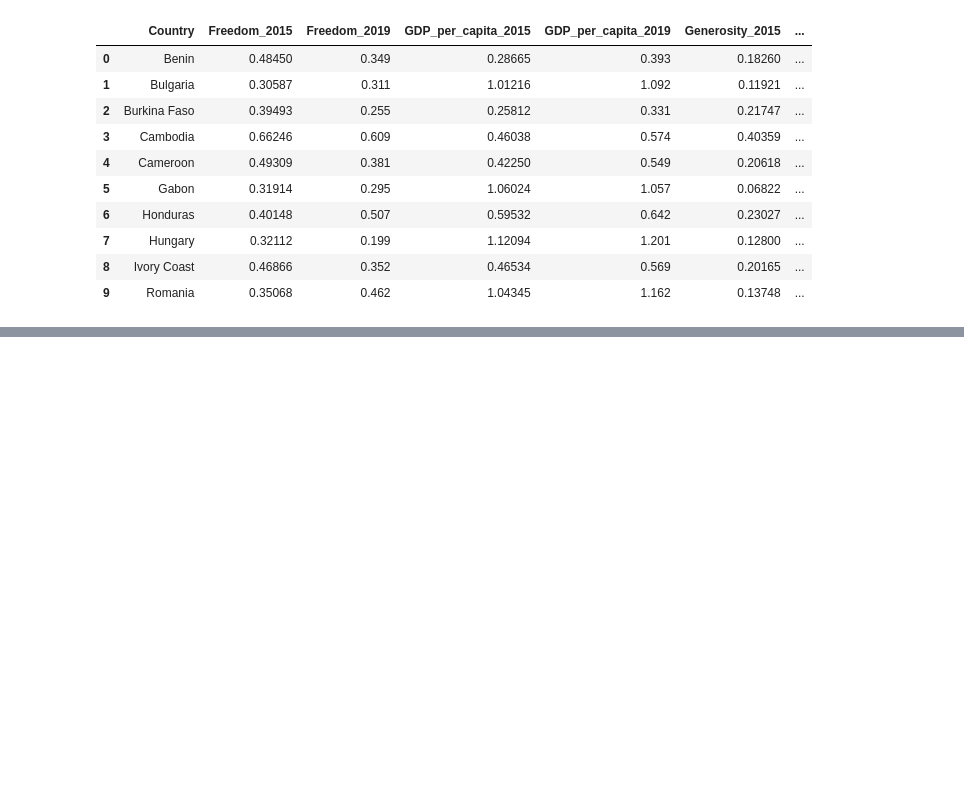
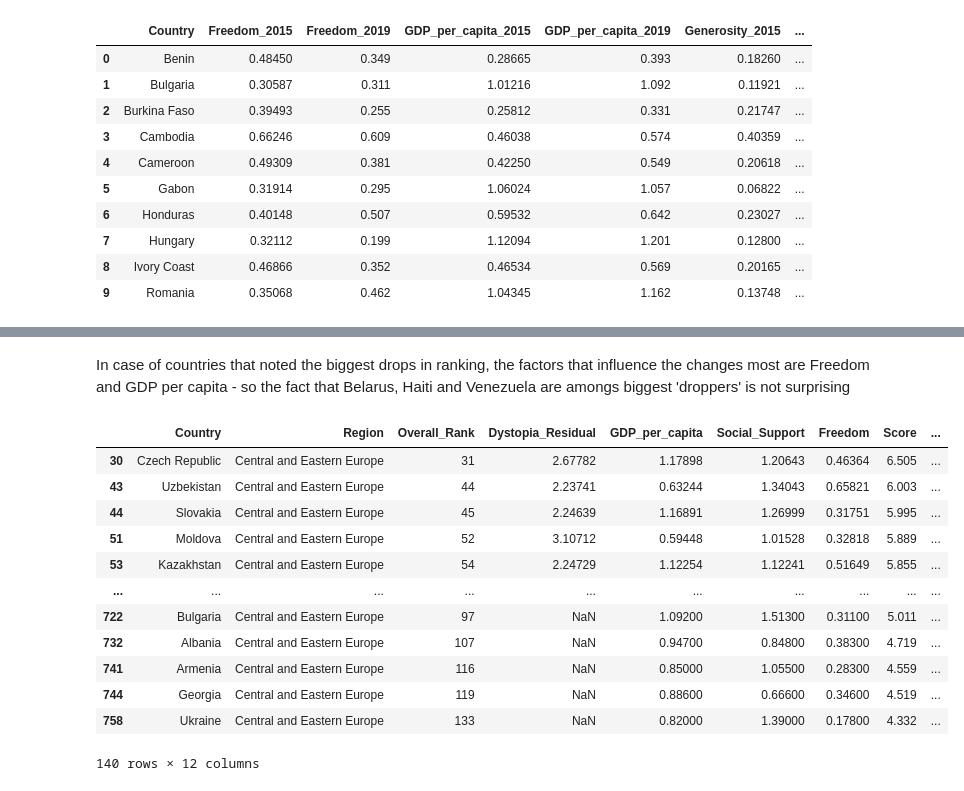
Before and after one commit to paulinaromanczuk/World_Happiness, a Jupyter notebook: World_Happiness_Report.ipynb, the cells around one changed output, grey strips where cells are left out. Cells and saved outputs as stored; diff of their text form; code cells hidden in the pictures; blank space fills up the shorter version.

Commit message:
Poland comparison

```diff
--- a/World_Happiness_Report.ipynb
+++ b/World_Happiness_Report.ipynb
@@ -319,0 +355,2 @@ Name: 2015-19_diff, dtype: float64
+# %% [markdown]
+In case of countries that noted the biggest drops in ranking, the factors that influence the changes most are Freedom and GDP per capita - so the fact that Belarus, Haiti and Venezuela are amongs biggest 'droppers' is not surprising
@@ -319,0 +359,17 @@ Name: 2015-19_diff, dtype: float64
+# %%
+df_CE = df[(df['Region'] == 'Central and Eastern Europe') & (df['Country'] != 'Poland')]
+df_CE
+# %% [output]
+|  | Country | Region | Overall_Rank | Dystopia_Residual | GDP_per_capita | Social_Support | Freedom | Score | ... |
+| 30 | Czech Republic | Central and Eastern Europe | 31 | 2.67782 | 1.17898 | 1.20643 | 0.46364 | 6.505 | ... |
+| 43 | Uzbekistan | Central and Eastern Europe | 44 | 2.23741 | 0.63244 | 1.34043 | 0.65821 | 6.003 | ... |
+| 44 | Slovakia | Central and Eastern Europe | 45 | 2.24639 | 1.16891 | 1.26999 | 0.31751 | 5.995 | ... |
+| 51 | Moldova | Central and Eastern Europe | 52 | 3.10712 | 0.59448 | 1.01528 | 0.32818 | 5.889 | ... |
+| 53 | Kazakhstan | Central and Eastern Europe | 54 | 2.24729 | 1.12254 | 1.12241 | 0.51649 | 5.855 | ... |
+| ... | ... | ... | ... | ... | ... | ... | ... | ... | ... |
+| 722 | Bulgaria | Central and Eastern Europe | 97 | NaN | 1.09200 | 1.51300 | 0.31100 | 5.011 | ... |
+| 732 | Albania | Central and Eastern Europe | 107 | NaN | 0.94700 | 0.84800 | 0.38300 | 4.719 | ... |
+| 741 | Armenia | Central and Eastern Europe | 116 | NaN | 0.85000 | 1.05500 | 0.28300 | 4.559 | ... |
+| 744 | Georgia | Central and Eastern Europe | 119 | NaN | 0.88600 | 0.66600 | 0.34600 | 4.519 | ... |
+| 758 | Ukraine | Central and Eastern Europe | 133 | NaN | 0.82000 | 1.39000 | 0.17800 | 4.332 | ... |
+140 rows × 12 columns
```
Also changed, not shown: parts of 17 cells of this notebook.
